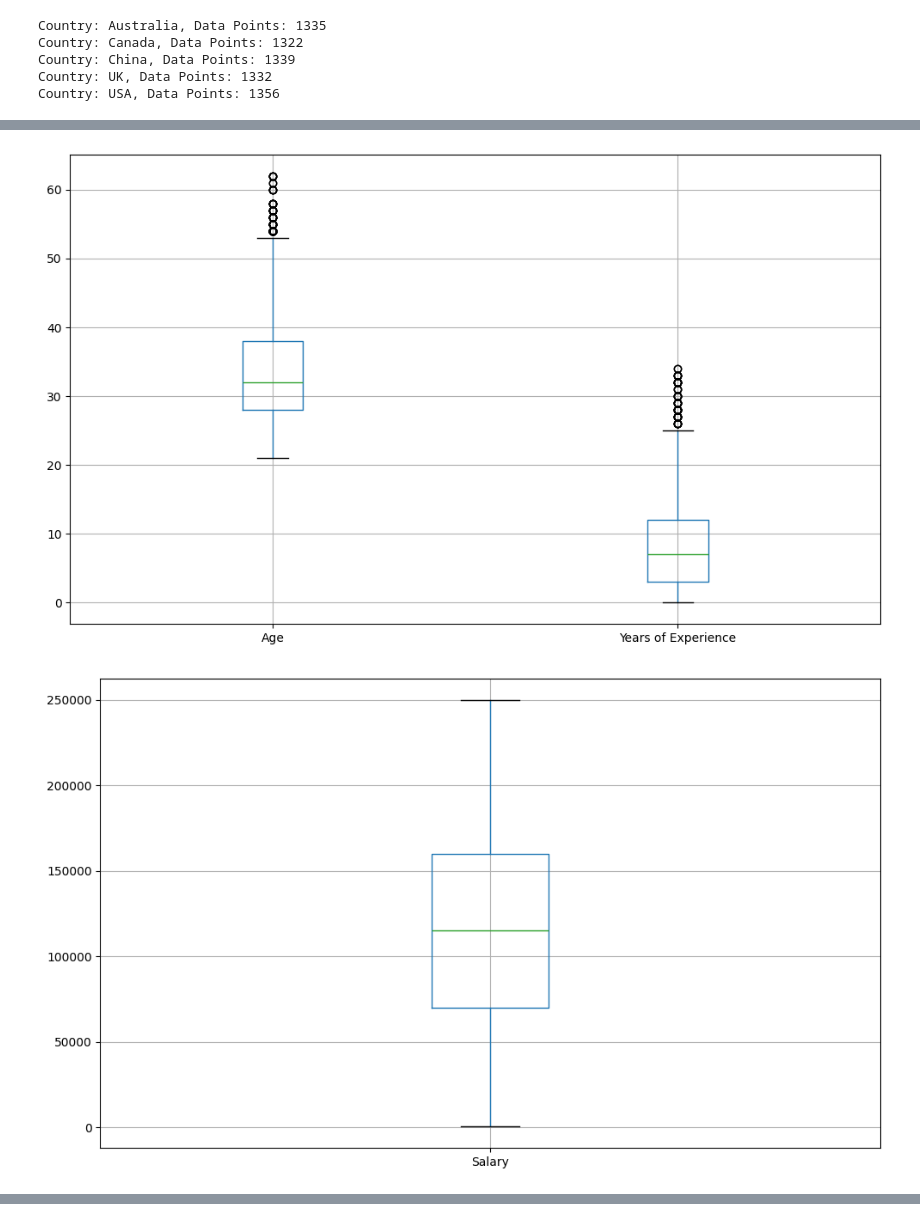
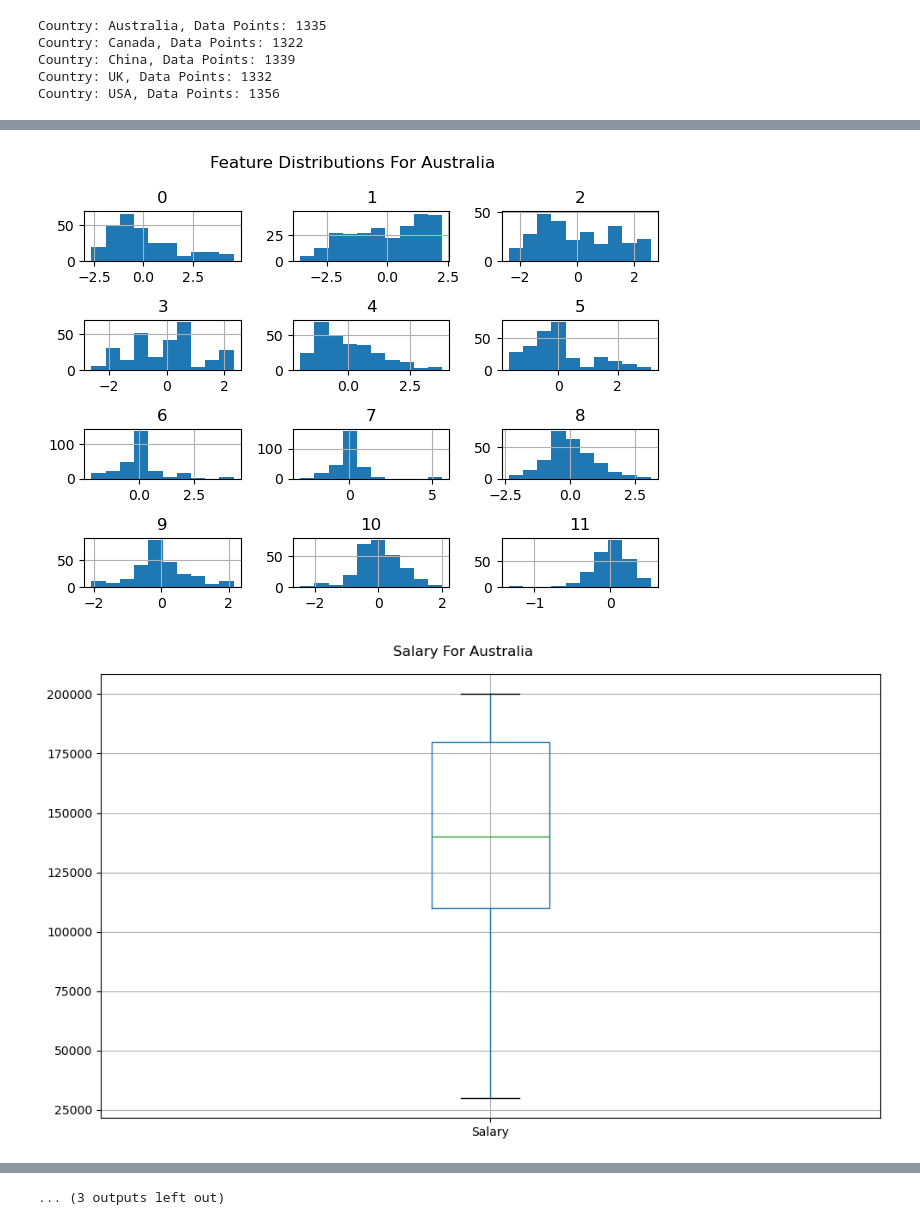
Before and after one commit to ruohan8/ECS171Project, a Jupyter notebook: Project.ipynb, the cells around one changed output, grey strips where cells are left out. Cells and saved outputs as stored; diff of their text form; code cells hidden in the pictures.

```diff
--- a/Project.ipynb
+++ b/Project.ipynb
@@ -16,11 +17,3 @@ from sklearn.preprocessing import PolynomialFeatures
-# %%
-df = pd.read_csv('Salary.csv')
-
-# data preprocessing
-X = df.drop(columns=['Salary'])
-# set target variable
-y = df['Salary'].values.reshape(-1, 1)
-# values.reshape turns the column into a 2D array
 # %%
 df.head
 # %% [output]
@@ -291 +295,11 @@ Country: USA, Data Points: 1356
+# %%
+# this ensures salary is not modified during feature selection
+for country, group in country_data.items():
+    X = group.drop(columns=['Salary'])
+    y = group['Salary']
+    country_data[country] = [X, y]
+
+# syntax for accessing data:
+# X = country_data[country][0]
+# y = country_data[country][1]
 # %% [markdown]
@@ -436,34 +389,39 @@ plt.show()
 # %%
-# find outliers with boxplot
-df.boxplot(column=['Age', 'Years of Experience'], figsize=(10, 6))
-plt.tight_layout()
-plt.show()
+for country, group in country_data.items():
+    # histogram distribution
+    group_df = pd.DataFrame(group[0])
+    group_df.hist()
+    plt.suptitle(f"Feature Distributions For {country}")
+    plt.tight_layout()
+    plt.show()
 
-# salary graphed in a different graph because it has larger values
-df.boxplot(column=['Salary'], figsize=(10, 6))
-plt.tight_layout()
-plt.show()
+    # salary graphed in a different graph because it has larger values
+    salary = pd.DataFrame(group[1])
+    salary.boxplot(figsize=(10, 6))
+    plt.suptitle(f"Salary For {country}")
+    plt.tight_layout()
+    plt.show()
 
-# find outliers in data (use code from discussion 1)
-col_to_graph =['Age', 'Years of Experience', 'Salary']
-for feature in col_to_graph:  # calculate for each of the identified attributes
-    q1 = df[feature].quantile(0.25)
-    q3 = df[feature].quantile(0.75)
-    iqr = q3 - q1 #interquartile range: i.e. the box of the boxplot.
-    lower_bound = q1 - 1.5 * iqr #lower line.
-    upper_bound = q3 + 1.5 * iqr #upper line.
-    #modify outliers to values.
-    outliers_lower = df[feature] < lower_bound
-    outliers_upper = df[feature] > upper_bound
+    # find outliers in data (use code from discussion 1)
+    col_to_graph =['Age', 'Years of Experience', 'Salary']
+    for feature in group_df:  # calculate for each of the identified attributes
+        q1 = group_df[feature].quantile(0.25)
+        q3 = group_df[feature].quantile(0.75)
+        iqr = q3 - q1 #interquartile range: i.e. the box of the boxplot.
+        lower_bound = q1 - 1.5 * iqr #lower line.
+        upper_bound = q3 + 1.5 * iqr #upper line.
+        #modify outliers to values.
+        outliers_lower = group_df[feature] < lower_bound
+        outliers_upper = group_df[feature] > upper_bound
 
-    # print the outliers
-    if outliers_upper.any():
-        print(f"{feature}'s lower outliers:\n{df_encoded.loc[outliers_upper, feature].shape}")
-    if outliers_lower.any():
-        print(f"{feature}'s lower outliers:\n{df_encoded.loc[outliers_lower, feature].shape}")
+        # print the outliers
+        if outliers_upper.any():
+            print(f"Component {feature}'s lower outliers:\n{group_df.loc[outliers_upper, feature].shape}")
+        if outliers_lower.any():
+            print(f"Component {feature}'s lower outliers:\n{group_df.loc[outliers_lower, feature].shape}")
 
-    df_encoded.loc[outliers_lower, feature] = lower_bound
-    df_encoded.loc[outliers_upper, feature] = upper_bound
+        group_df.loc[outliers_lower, feature] = lower_bound
+        group_df.loc[outliers_upper, feature] = upper_bound
 # %% [output]
-[figure, old version]
+[figure, new version]
-[figure, old version]
+[figure, new version]
@@ -473,0 +502 @@ Years of Experience's lower outliers:
+... (3 outputs left out)
```
Also changed, not shown: parts of 34 cells of this notebook, 1 other file.
